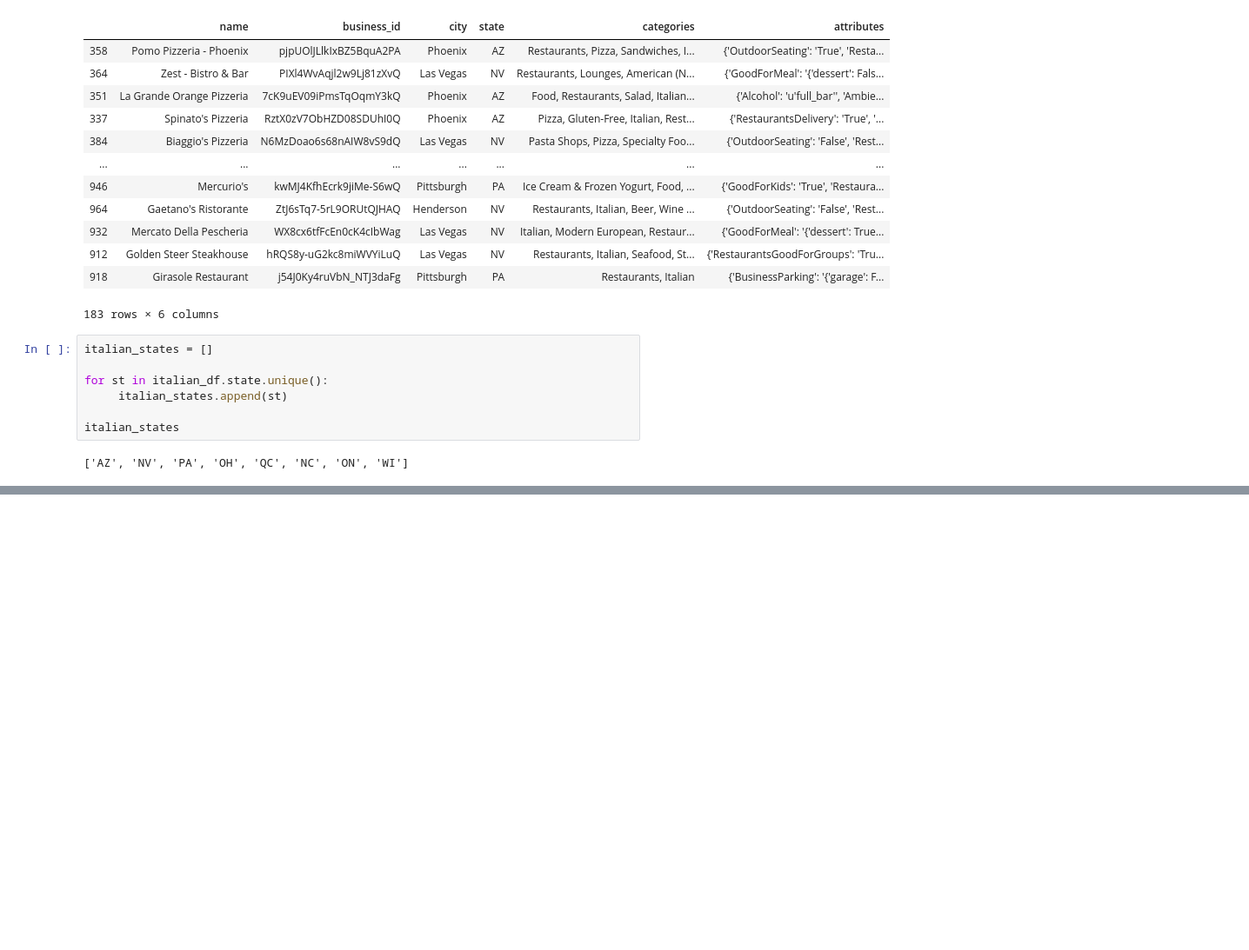
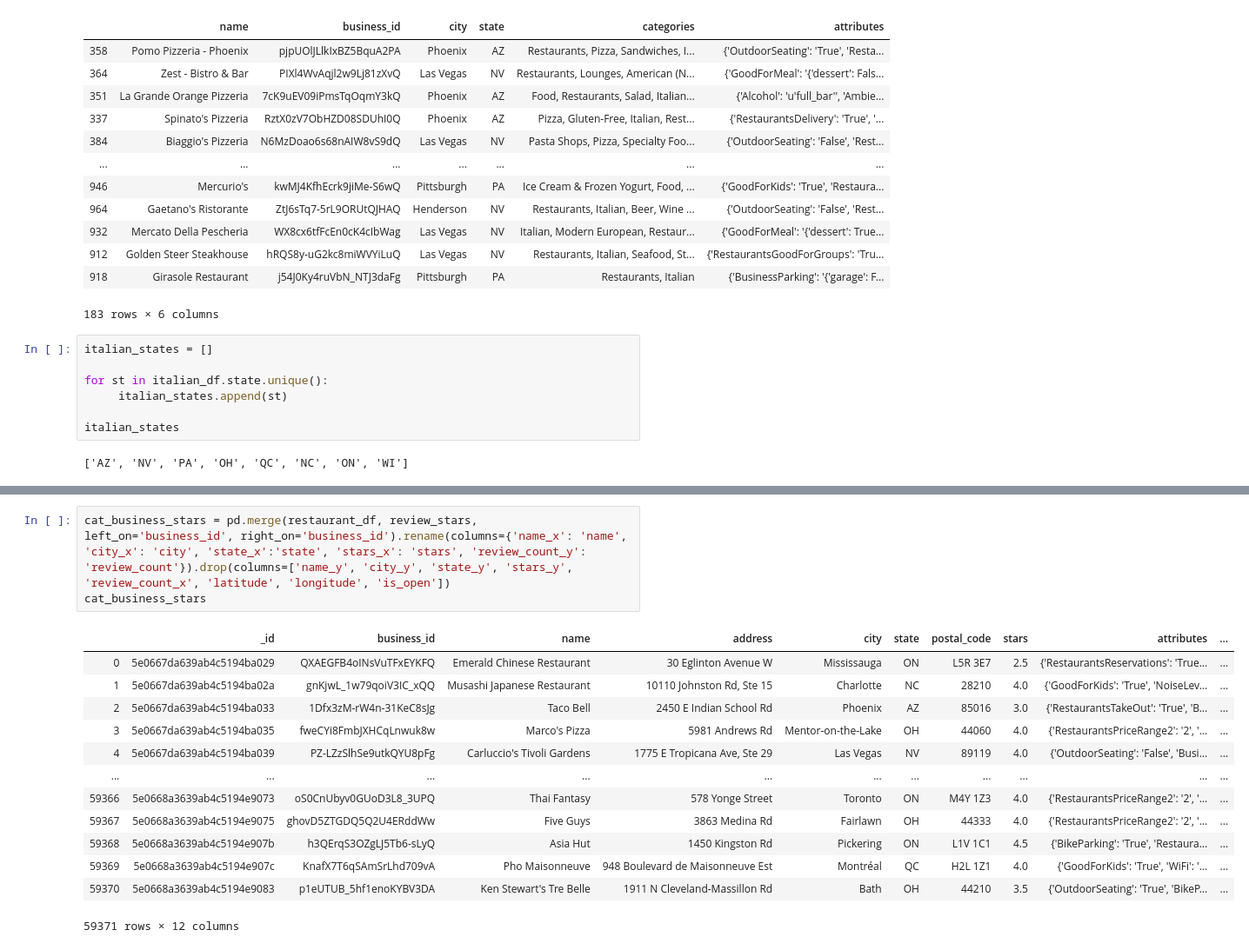
Before and after one commit to yueweng/restaurant-reviews, a Jupyter notebook: project.ipynb, the cells around one changed output, grey strips where cells are left out. Shown at 87% size. Cells and saved outputs as stored; diff of their text form; blank space fills up the shorter version.

```diff
--- a/project.ipynb
+++ b/project.ipynb
@@ -1000,3 +998,20 @@ plt.legend(fontsize=20)
 plt.savefig('images/cuisines_states.png', bbox_inches = "tight")
 # %% [output]
 [figure]
+# %%
+cat_business_stars = pd.merge(restaurant_df, review_stars, left_on='business_id', right_on='business_id').rename(columns={'name_x': 'name', 'city_x': 'city', 'state_x':'state', 'stars_x': 'stars', 'review_count_y': 'review_count'}).drop(columns=['name_y', 'city_y', 'state_y', 'stars_y', 'review_count_x', 'latitude', 'longitude', 'is_open'])
+cat_business_stars
+# %% [output]
+|  | _id | business_id | name | address | city | state | postal_code | stars | attributes | ... |
+| 0 | 5e0667da639ab4c5194ba029 | QXAEGFB4oINsVuTFxEYKFQ | Emerald Chinese Restaurant | 30 Eglinton Avenue W | Mississauga | ON | L5R 3E7 | 2.5 | {'RestaurantsReservations': 'True... | ... |
+| 1 | 5e0667da639ab4c5194ba02a | gnKjwL_1w79qoiV3IC_xQQ | Musashi Japanese Restaurant | 10110 Johnston Rd, Ste 15 | Charlotte | NC | 28210 | 4.0 | {'GoodForKids': 'True', 'NoiseLev... | ... |
+| 2 | 5e0667da639ab4c5194ba033 | 1Dfx3zM-rW4n-31KeC8sJg | Taco Bell | 2450 E Indian School Rd | Phoenix | AZ | 85016 | 3.0 | {'RestaurantsTakeOut': 'True', 'B... | ... |
+| 3 | 5e0667da639ab4c5194ba035 | fweCYi8FmbJXHCqLnwuk8w | Marco's Pizza | 5981 Andrews Rd | Mentor-on-the-Lake | OH | 44060 | 4.0 | {'RestaurantsPriceRange2': '2', '... | ... |
+| 4 | 5e0667da639ab4c5194ba039 | PZ-LZzSlhSe9utkQYU8pFg | Carluccio's Tivoli Gardens | 1775 E Tropicana Ave, Ste 29 | Las Vegas | NV | 89119 | 4.0 | {'OutdoorSeating': 'False', 'Busi... | ... |
+| ... | ... | ... | ... | ... | ... | ... | ... | ... | ... | ... |
+| 59366 | 5e0668a3639ab4c5194e9073 | oS0CnUbyv0GUoD3L8_3UPQ | Thai Fantasy | 578 Yonge Street | Toronto | ON | M4Y 1Z3 | 4.0 | {'RestaurantsPriceRange2': '2', '... | ... |
+| 59367 | 5e0668a3639ab4c5194e9075 | ghovD5ZTGDQ5Q2U4ERddWw | Five Guys | 3863 Medina Rd | Fairlawn | OH | 44333 | 4.0 | {'RestaurantsPriceRange2': '2', '... | ... |
+| 59368 | 5e0668a3639ab4c5194e907b | h3QErqS3OZgLJ5Tb6-sLyQ | Asia Hut | 1450 Kingston Rd | Pickering | ON | L1V 1C1 | 4.5 | {'BikeParking': 'True', 'Restaura... | ... |
+| 59369 | 5e0668a3639ab4c5194e907c | KnafX7T6qSAmSrLhd709vA | Pho Maisonneuve | 948 Boulevard de Maisonneuve Est | Montréal | QC | H2L 1Z1 | 4.0 | {'GoodForKids': 'True', 'WiFi': '... | ... |
+| 59370 | 5e0668a3639ab4c5194e9083 | p1eUTUB_5hf1enoKYBV3DA | Ken Stewart's Tre Belle | 1911 N Cleveland-Massillon Rd | Bath | OH | 44210 | 3.5 | {'OutdoorSeating': 'True', 'BikeP... | ... |
+59371 rows × 12 columns
```
Also changed, not shown: parts of 10 cells of this notebook, 12 other files.
